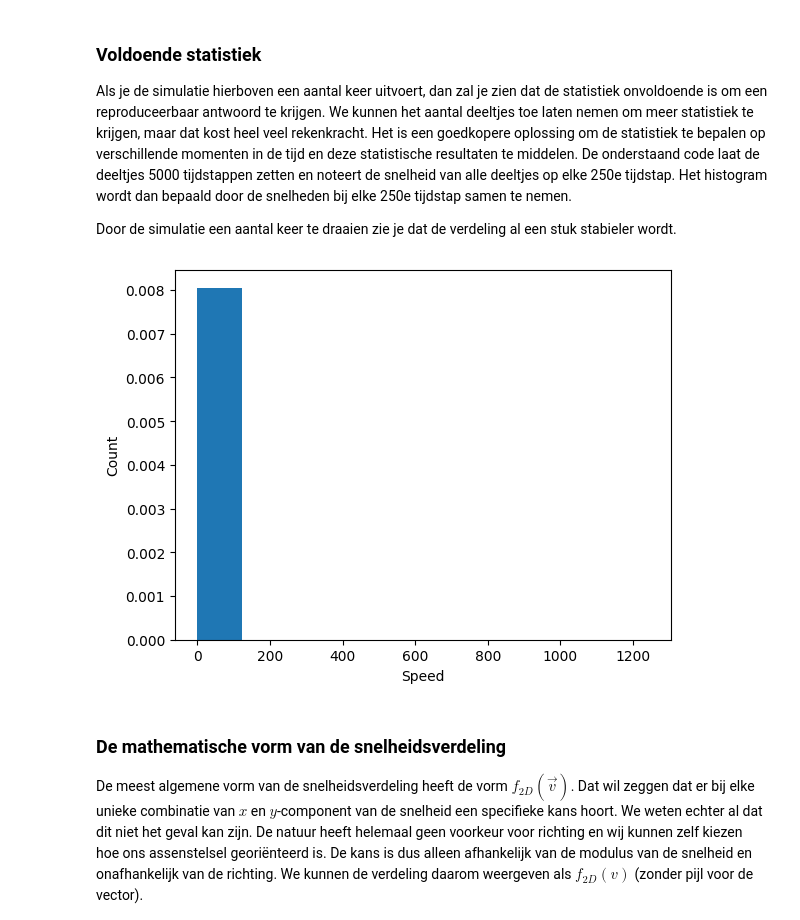
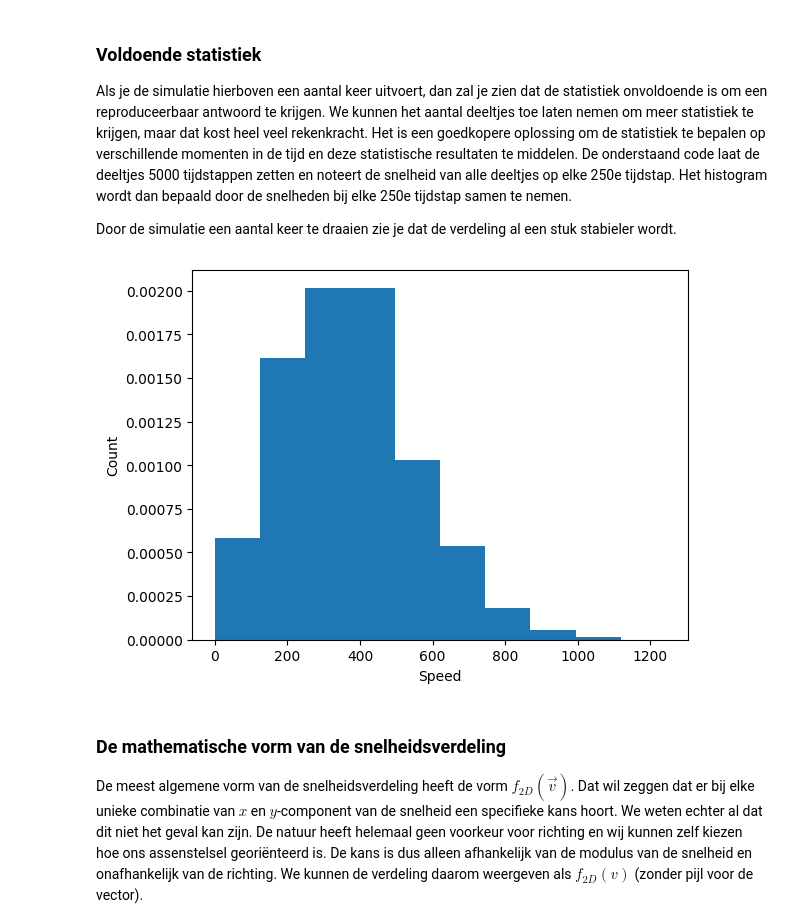
Before and after one commit to Jz-Mo/thermolab, a Jupyter notebook: Content/PySim/6_boltzmann.ipynb, the cells around one changed output. Cells and saved outputs as stored; diff of their text form; code cells hidden in the pictures.

```diff
--- a/Content/PySim/6_boltzmann.ipynb
+++ b/Content/PySim/6_boltzmann.ipynb
@@ -166,7 +166,7 @@ def create_uniform_particles(particles):
     particles.clear()
     for i in range(N):
         vx = 0.0
-        vy = 1.0
+        vy = V_0
         pos = np.random.uniform(-BOX_SIZE_0/2 + RADIUS, BOX_SIZE_0/2 - RADIUS, 2)
         particles.append(ParticleClass(m=1.0, v=[vx, vy], r=pos, R=RADIUS))
 #your code/answer
@@ -235,26 +235,27 @@ Door de simulatie een aantal keer te draaien zie je dat de verdeling al een stuk
 # %%
 particles = []
 num_bins = 10
 tot_counts = np.zeros(num_bins, dtype=float)
 
 plt.figure()
 plt.xlabel('Speed')
 plt.ylabel('Count')
 
 create_uniform_particles(particles)
 
 for i in range(5000):
     take_time_step(particles)
     if i % 250 == 0:
         speeds = [np.linalg.norm(p.v) for p in particles]
         partial_counts, bins = np.histogram(speeds, bins=num_bins, density='True', range=[0,3*V_0])
         tot_counts += partial_counts
 
-norm_counts = tot_counts / 20
+n_snapshots = sum(1 for i in range(5000) if i % 250 == 0)
+norm_counts = tot_counts / n_snapshots
 plt.stairs(norm_counts, bins, fill='True')
 plt.show()
 # %% [output]
-[figure, old version]
+[figure, new version]
 # %% [markdown]
 ### De mathematische vorm van de snelheidsverdeling
 
```
Also changed, not shown: parts of 4 cells of this notebook.
